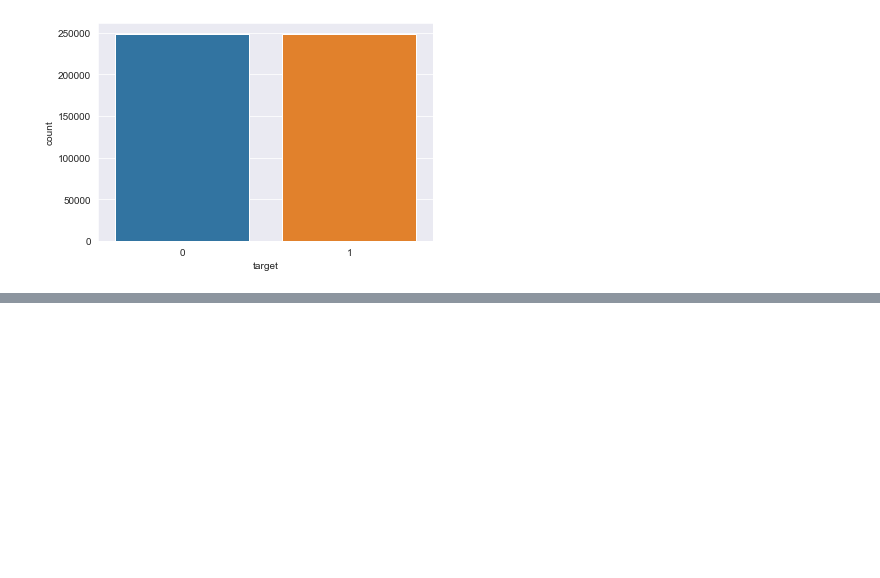
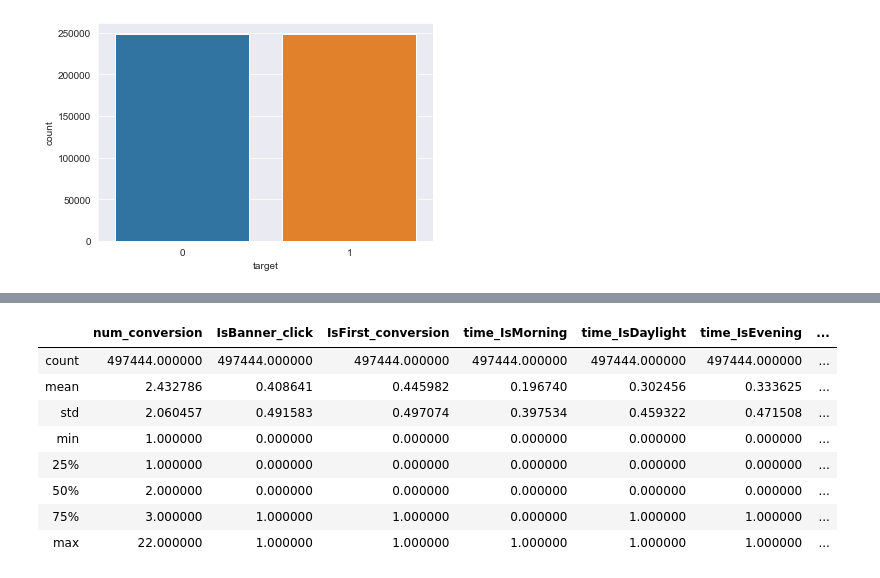
Before and after one commit to befowle/AB_Testing, a Jupyter notebook: ab_testing.ipynb, the cells around one changed output, grey strips where cells are left out. Saved outputs shown, nothing was run; the diff lists cells and outputs as text; code cells hidden in the pictures; blank space fills up the shorter version.

```diff
--- a/ab_testing.ipynb
+++ b/ab_testing.ipynb
@@ -352,0 +378,13 @@ Total number of transactions in resampled data:  497444
+# %%
+#data is now balanced and ready for normalization
+X.describe()
+# %% [output]
+|  | num_conversion | IsBanner_click | IsFirst_conversion | time_IsMorning | time_IsDaylight | time_IsEvening | ... |
+| count | 497444.000000 | 497444.000000 | 497444.000000 | 497444.000000 | 497444.000000 | 497444.000000 | ... |
+| mean | 2.432786 | 0.408641 | 0.445982 | 0.196740 | 0.302456 | 0.333625 | ... |
+| std | 2.060457 | 0.491583 | 0.497074 | 0.397534 | 0.459322 | 0.471508 | ... |
+| min | 1.000000 | 0.000000 | 0.000000 | 0.000000 | 0.000000 | 0.000000 | ... |
+| 25% | 1.000000 | 0.000000 | 0.000000 | 0.000000 | 0.000000 | 0.000000 | ... |
+| 50% | 2.000000 | 0.000000 | 0.000000 | 0.000000 | 0.000000 | 0.000000 | ... |
+| 75% | 3.000000 | 1.000000 | 1.000000 | 0.000000 | 1.000000 | 1.000000 | ... |
+| max | 22.000000 | 1.000000 | 1.000000 | 1.000000 | 1.000000 | 1.000000 | ... |
```
Also changed, not shown: parts of 6 cells of this notebook.
